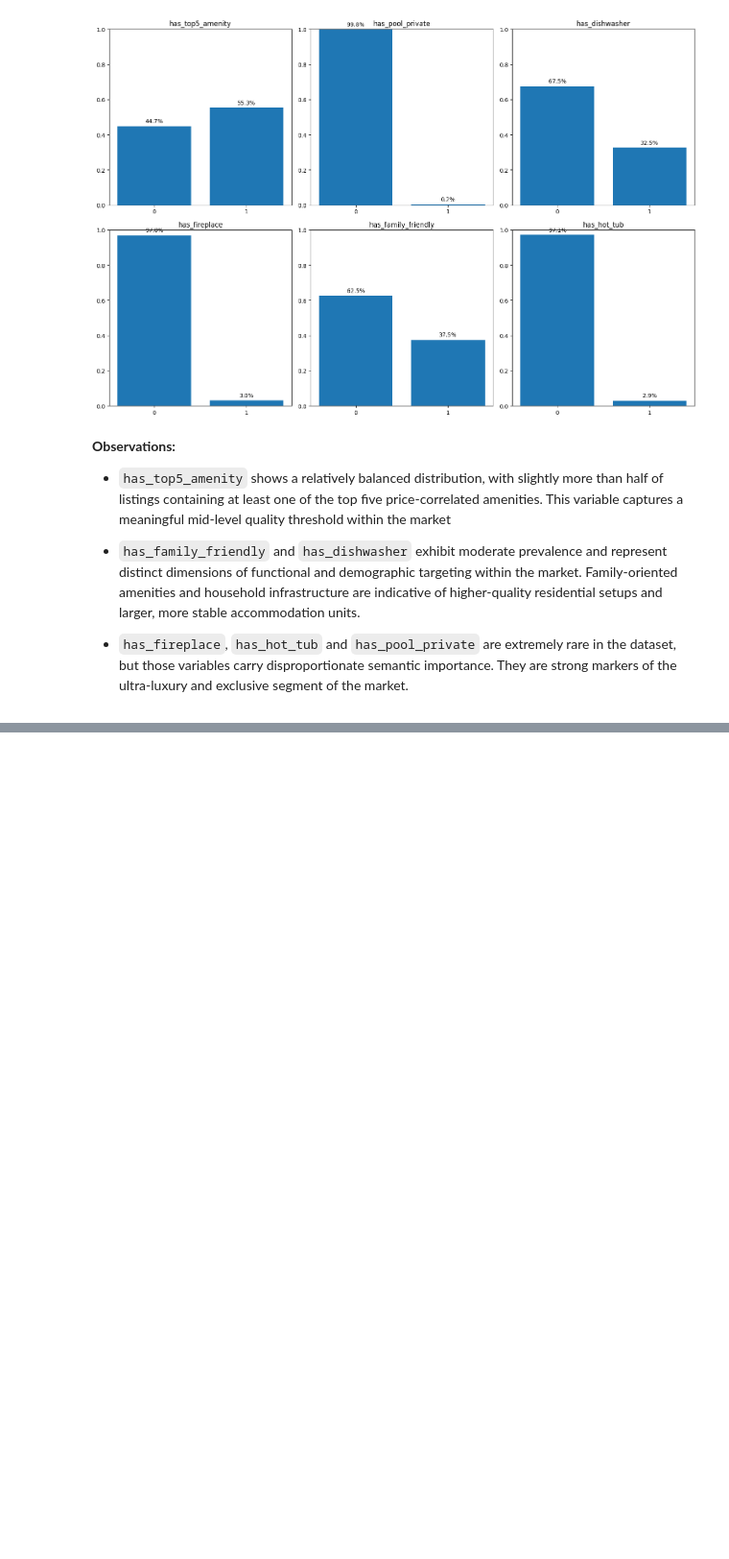
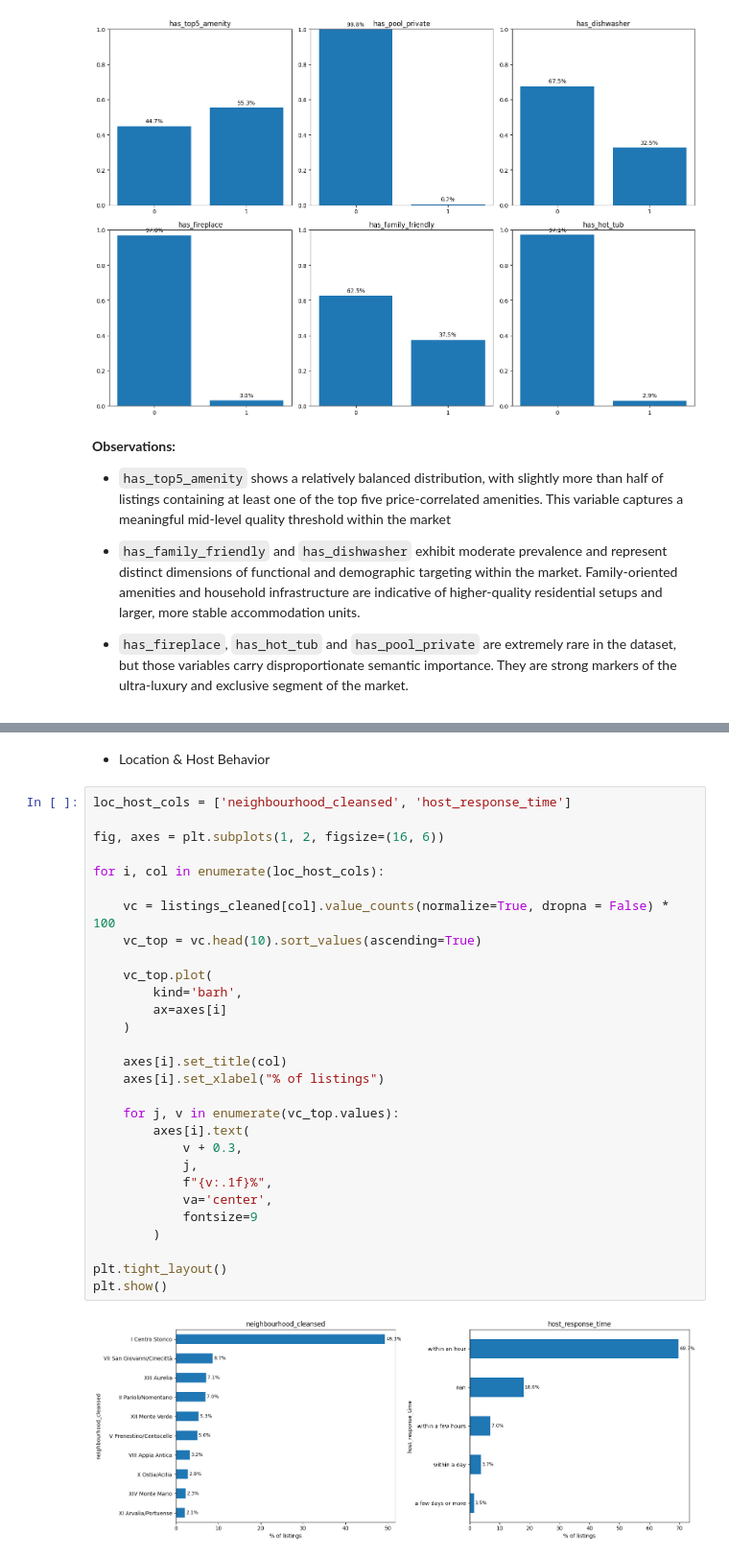
Before and after one commit to pln6/airbnb-market-segmentation-analysis, a Jupyter notebook: notebooks/01_data_cleaning.ipynb, the cells around one changed output, grey strips where cells are left out. Shown at 96% size. Saved outputs shown, nothing was run; the diff lists cells and outputs as text; blank space fills up the shorter version.

Commit message:
feat: complete data profiling for listings dataset

```diff
--- a/notebooks/01_data_cleaning.ipynb
+++ b/notebooks/01_data_cleaning.ipynb
@@ -1412,0 +1442,33 @@ plt.show()
+# %% [markdown]
+- Location & Host Behavior
+# %%
+loc_host_cols = ['neighbourhood_cleansed', 'host_response_time']
+
+fig, axes = plt.subplots(1, 2, figsize=(16, 6))
+
+for i, col in enumerate(loc_host_cols):
+
+    vc = listings_cleaned[col].value_counts(normalize=True, dropna = False) * 100
+    vc_top = vc.head(10).sort_values(ascending=True)
+
+    vc_top.plot(
+        kind='barh',
+        ax=axes[i]
+    )
+
+    axes[i].set_title(col)
+    axes[i].set_xlabel("% of listings")
+
+    for j, v in enumerate(vc_top.values):
+        axes[i].text(
+            v + 0.3,
+            j,
+            f"{v:.1f}%",
+            va='center',
+            fontsize=9
+        )
+
+plt.tight_layout()
+plt.show()
+# %% [output]
+[figure, added]
```
Also changed, not shown: parts of 10 cells of this notebook.
